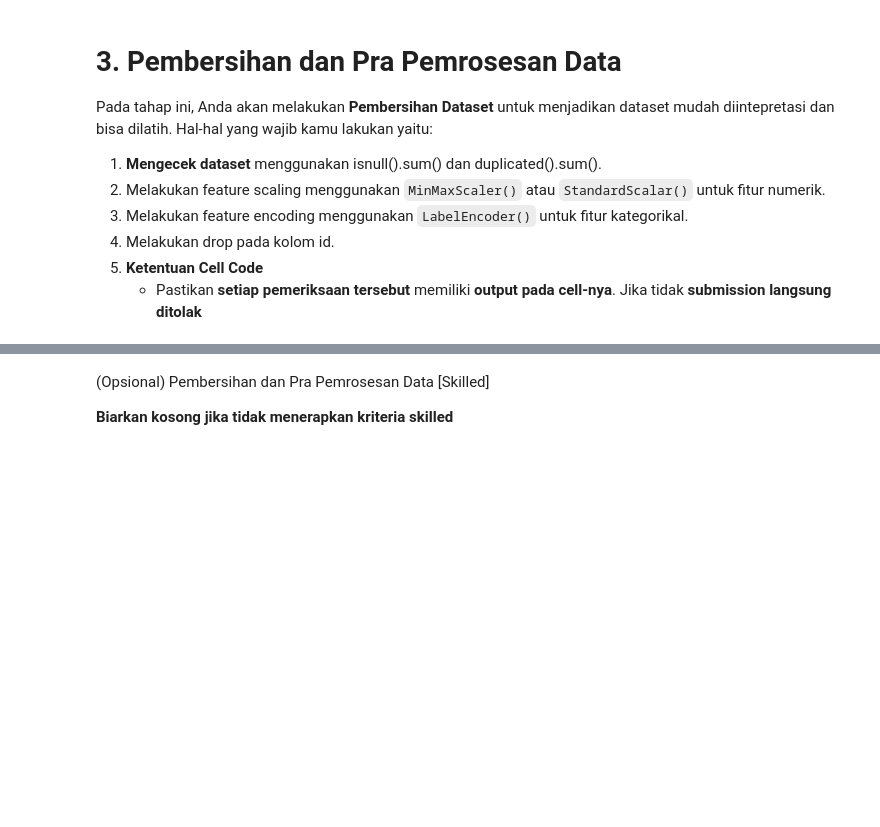
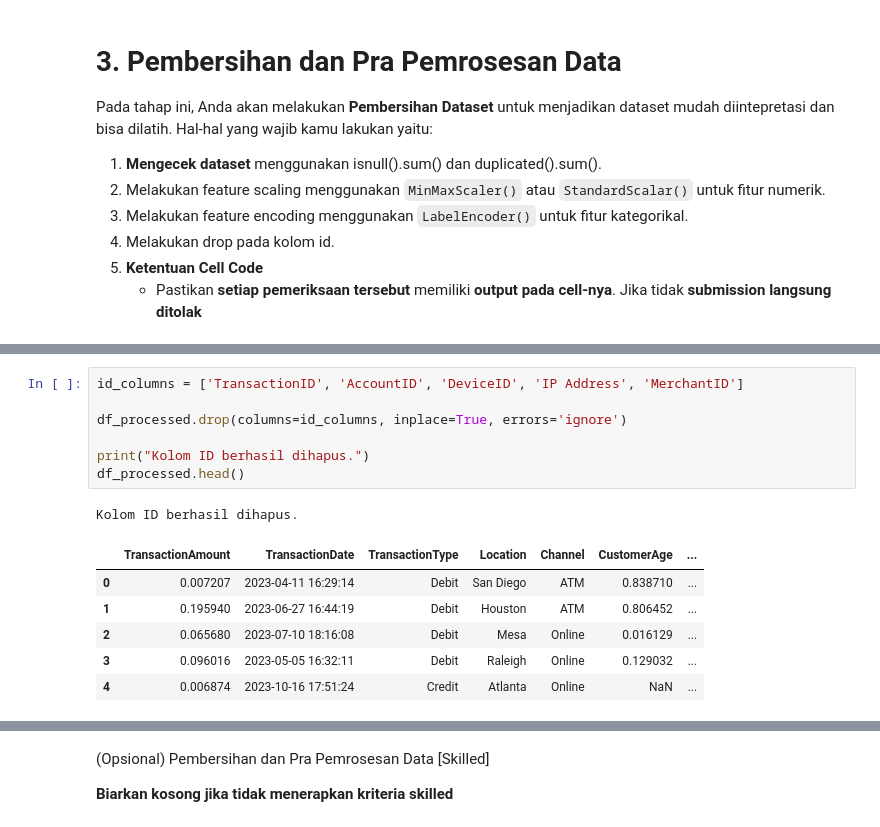
Before and after one commit to NaufalYogaPratama/BMLP-bank-transactions-data-model, a Jupyter notebook: [Clustering]_Submission_Akhir__Naufal_Yoga_Pratama.ipynb, the cells around one changed output, grey strips where cells are left out. Saved outputs shown, nothing was run; the diff lists cells and outputs as text; blank space fills up the shorter version.

```diff
--- a/[Clustering]_Submission_Akhir__Naufal_Yoga_Pratama.ipynb
+++ b/[Clustering]_Submission_Akhir__Naufal_Yoga_Pratama.ipynb
@@ -191,0 +223,15 @@ Pada tahap ini, Anda akan melakukan **Pembersihan Dataset** untuk menjadikan dat
+# %%
+id_columns = ['TransactionID', 'AccountID', 'DeviceID', 'IP Address', 'MerchantID']
+
+df_processed.drop(columns=id_columns, inplace=True, errors='ignore')
+
+print("Kolom ID berhasil dihapus.")
+df_processed.head()
+# %% [output]
+Kolom ID berhasil dihapus.
+|  | TransactionAmount | TransactionDate | TransactionType | Location | Channel | CustomerAge | ... |
+| 0 | 0.007207 | 2023-04-11 16:29:14 | Debit | San Diego | ATM | 0.838710 | ... |
+| 1 | 0.195940 | 2023-06-27 16:44:19 | Debit | Houston | ATM | 0.806452 | ... |
+| 2 | 0.065680 | 2023-07-10 18:16:08 | Debit | Mesa | Online | 0.016129 | ... |
+| 3 | 0.096016 | 2023-05-05 16:32:11 | Debit | Raleigh | Online | 0.129032 | ... |
+| 4 | 0.006874 | 2023-10-16 17:51:24 | Credit | Atlanta | Online | NaN | ... |
```
Also changed, not shown: parts of 19 cells of this notebook.
